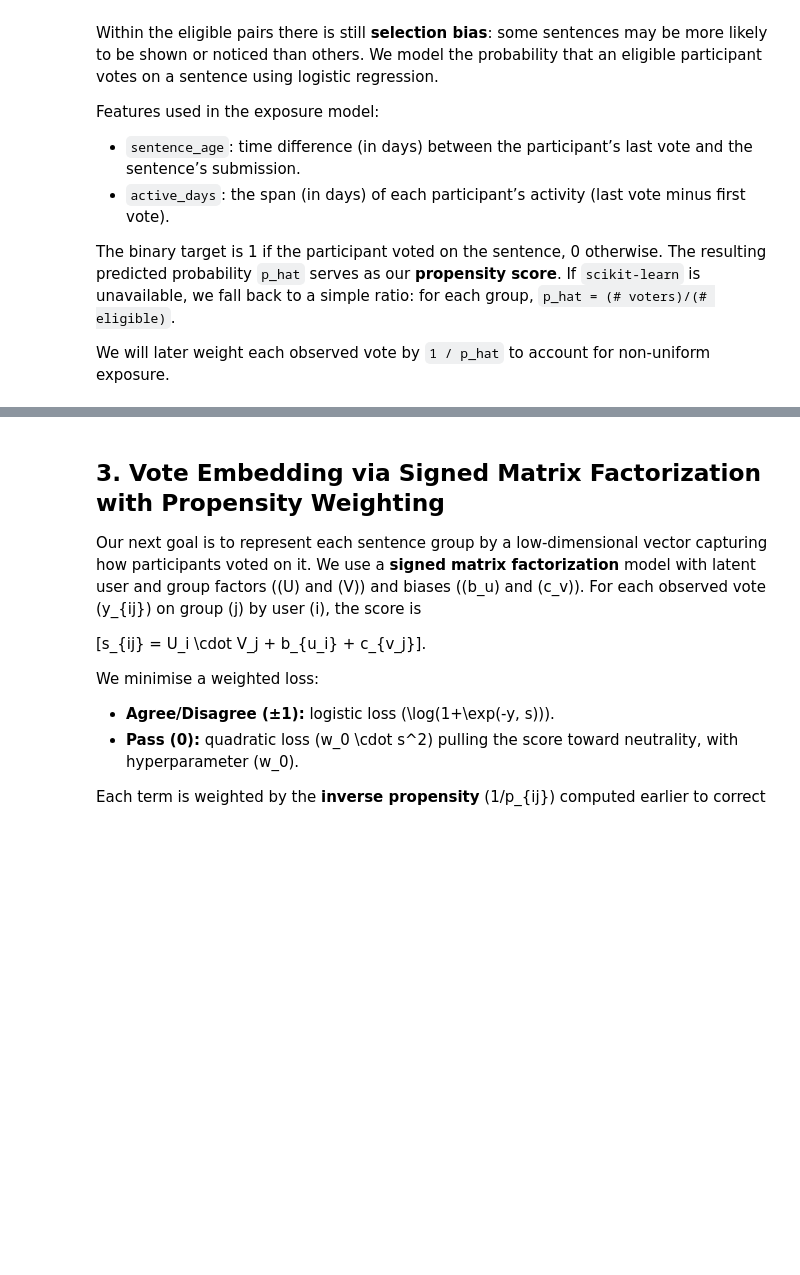
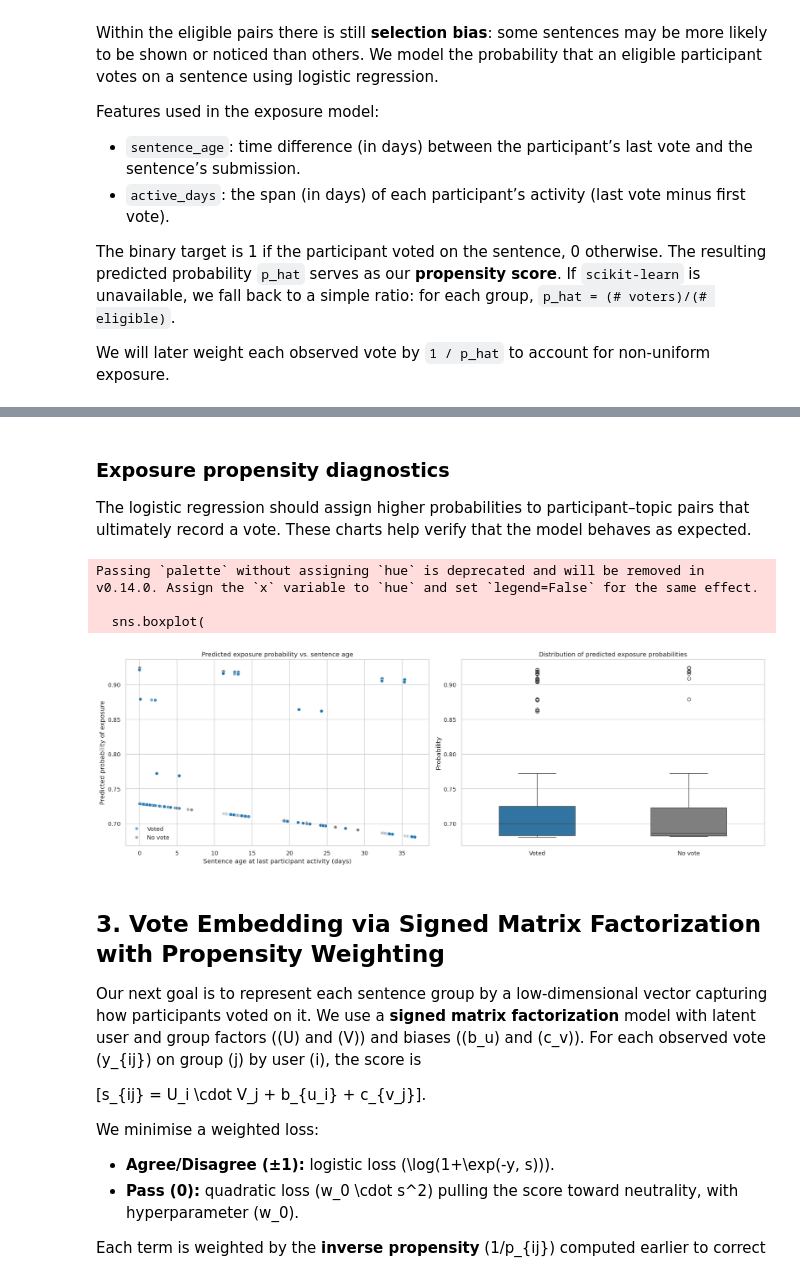
Before and after one commit to yananlong/taking_stock_facct, a Jupyter notebook: sentences_topic_pipeline.ipynb, the cells around one changed output, grey strips where cells are left out. Saved outputs shown, nothing was run; the diff lists cells and outputs as text; code cells hidden in the pictures; blank space fills up the shorter version.

```diff
--- a/sentences_topic_pipeline.ipynb
+++ b/sentences_topic_pipeline.ipynb
@@ -270,3 +428,52 @@ display(eligibility.head(), p_hat.head())
+# %% [markdown]
+### Exposure propensity diagnostics
+
+The logistic regression should assign higher probabilities to participant–topic pairs that ultimately record a vote. These charts help verify that the model behaves as expected.
+# %%
+if not exposure_df.empty and "probability" in exposure_df:
+    exposure_plot_df = exposure_df.dropna(subset=["probability"]).copy()
+else:
+    exposure_plot_df = pd.DataFrame()
+
+if not exposure_plot_df.empty:
+    exposure_plot_df["voted_label"] = exposure_plot_df["voted"].map({0: "No vote", 1: "Voted"})
+    fig, axes = plt.subplots(1, 2, figsize=(18, 6))
+
+    sns.scatterplot(
+        data=exposure_plot_df,
+        x="sentence_age",
+        y="probability",
+        hue="voted_label",
+        palette={"No vote": "#7f7f7f", "Voted": "#1f77b4"},
+        alpha=0.6,
+        ax=axes[0],
+    )
+    axes[0].set_title("Predicted exposure probability vs. sentence age")
+    axes[0].set_xlabel("Sentence age at last participant activity (days)")
+    axes[0].set_ylabel("Predicted probability of exposure")
+    axes[0].legend(frameon=False)
+
+    sns.boxplot(
+        data=exposure_plot_df,
+        x="voted_label",
+        y="probability",
+        palette={"No vote": "#7f7f7f", "Voted": "#1f77b4"},
+        width=0.5,
+        ax=axes[1],
+    )
+    axes[1].set_title("Distribution of predicted exposure probabilities")
+    axes[1].set_xlabel("")
+    axes[1].set_ylabel("Probability")
+
+    plt.tight_layout()
+    plt.show()
+else:
+    print("Not enough propensity estimates to visualise.")
+# %% [output]
+Passing `palette` without assigning `hue` is deprecated and will be removed in v0.14.0. Assign the `x` variable to `hue` and set `legend=False` for the same effect.
+
+  sns.boxplot(
+[figure, added]
 # %% [markdown]
 ## 3. Vote Embedding via Signed Matrix Factorization with Propensity Weighting
 
```
Also changed, not shown: parts of 10 cells of this notebook, 8 other files.
